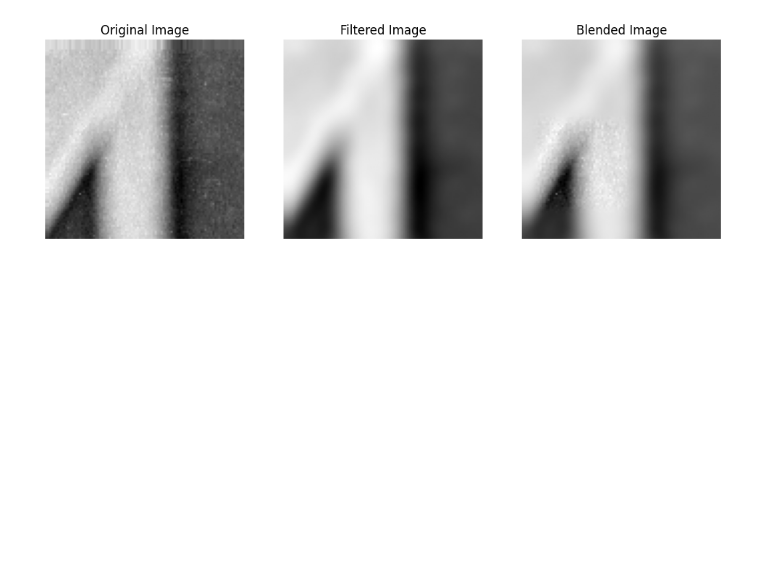
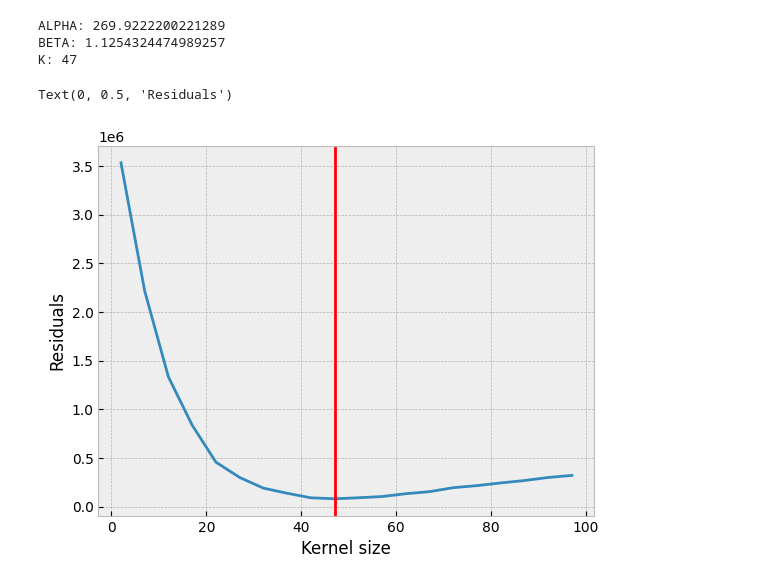
Before and after one commit to haenelt/surrogate_data, a Jupyter notebook: example.ipynb, the cells around one changed output. Saved outputs shown, nothing was run; the diff lists cells and outputs as text; code cells hidden in the pictures; blank space fills up the shorter version.

Commit message:
refactor surrogate

```diff
--- a/example.ipynb
+++ b/example.ipynb
@@ -1,35 +1,31 @@
-# %%
-import numpy as np
-import matplotlib.image as mpimg
-import matplotlib.pyplot as plt
-from surrogate_data.surrogate import Mask, smooth
-
-file_img = "/cluster/visuo/users/danielh/code/surrogate_data/tests/data/lenna.png"
-image = mpimg.imread(file_img)
-data = np.mean(image, axis=2)[:100, :100]
-data = data.astype(np.float64)
-mask = Mask(data, perc=0.2).patch
-
-res = smooth(data, 100)
-res2 = smooth(data, 100, mask)
-
-# Display results
-plt.figure(figsize=(12, 4))
-plt.subplot(1, 3, 1)
-plt.imshow(data, cmap="gray")
-plt.title("Original Image")
-plt.axis("off")
-
-plt.subplot(1, 3, 2)
-plt.imshow(res, cmap="gray")
-plt.title("Filtered Image")
-plt.axis("off")
-
-plt.subplot(1, 3, 3)
-plt.imshow(res2, cmap="gray")
-plt.title("Blended Image")
-plt.axis("off")
-
-plt.show()
-# %% [output]
-[figure, removed]
+# %%
+from surrogate_data.data import load_image
+from surrogate_data.surrogate import SurrogateMap, variogram
+import matplotlib.pyplot as plt
+plt.style.use("bmh")
+
+# load example data
+file_img = "./images/flower.jpg"
+data = load_image(file_img)
+# %%
+# fit variogram
+surr = SurrogateMap(data, num_cores=8)
+coeff = surr.fit()
+_, _, residuals = coeff["all"]
+alpha_best, beta_best, k_best = coeff["best"]
+# generate new surrogate map
+surr_data = surr.generate(1)[0, :, :]
+# %% [output]
+ALPHA: 269.9222200221289
+BETA: 1.1254324474989257
+K: 47
+# %%
+# plot residuals of the linear fit
+# the fit with smallest residuals (red lines) is selected for surrogate map generation
+plt.plot(surr.k_smooth, residuals)
+plt.axvline(k_best, color="red")
+plt.xlabel("Kernel size")
+plt.ylabel("Residuals")
+# %% [output]
+Text(0, 0.5, 'Residuals')
+[figure, added]
```
Also changed, not shown: parts of 3 cells of this notebook, 12 other files.
